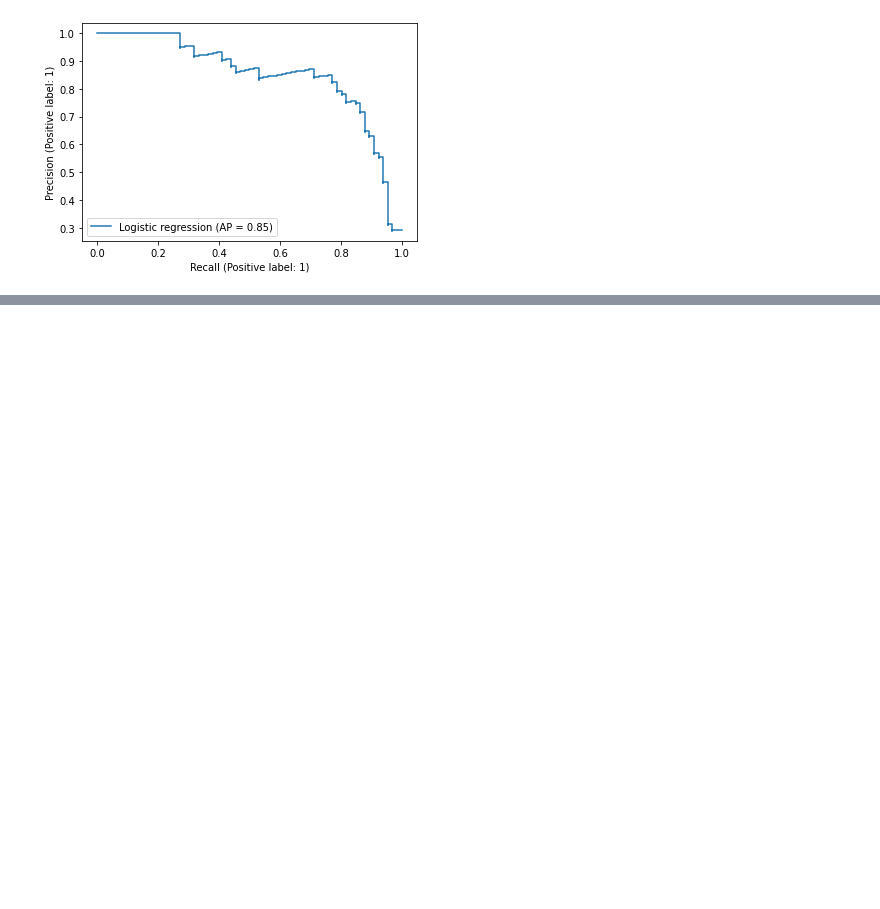
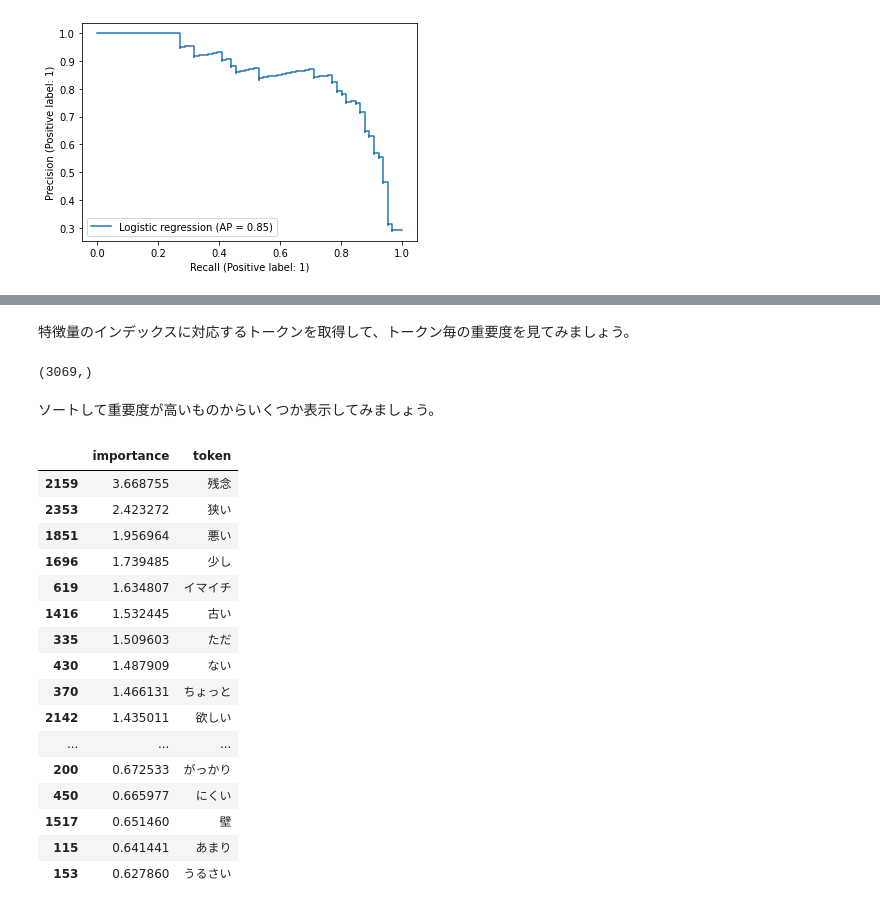
Before and after one commit to colorfulscoop/nlp_cookbook, a Jupyter notebook: docs/_sources/src/linear_sgd.ipynb, the cells around one changed output, grey strips where cells are left out. Saved outputs shown, nothing was run; the diff lists cells and outputs as text; code cells hidden in the pictures; blank space fills up the shorter version.

```diff
--- a/docs/_sources/src/linear_sgd.ipynb
+++ b/docs/_sources/src/linear_sgd.ipynb
@@ -107,6 +94,6 @@ pipe_svm = Pipeline([
     ("clf", SGDClassifier(loss="hinge", penalty="l2", alpha=1e-3, random_state=42, max_iter=5, tol=None)),
 ])
 # %%
-pipe_svm.fit(X=train["text"], y=train["label_num"])
+pipe_svm.fit(X=train["tokens"], y=train["label_num"])
 # %% [output]
 Pipeline(steps=[('vect',
@@ -158,0 +151,2 @@ PrecisionRecallDisplay.from_predictions(
+# %%
+coef = pipe_svm["clf"].coef_
@@ -158,0 +157,36 @@ PrecisionRecallDisplay.from_predictions(
+# %% [markdown]
+特徴量のインデックスに対応するトークンを取得して、トークン毎の重要度を見てみましょう。
+# %%
+tokens = pipe_svm["vect"].get_feature_names_out()
+# %%
+tokens.shape
+# %% [output]
+(3069,)
+# %%
+importance_df = pd.DataFrame({
+    "importance": coef[0],
+    "token": tokens,
+})
+# %% [markdown]
+ソートして重要度が高いものからいくつか表示してみましょう。
+# %%
+# ラベルが 1 （つまり意見がネガティブ）側の重要なトークン
+importance_df.sort_values("importance", ascending=False).head(30)
+# %% [output]
+|  | importance | token |
+| 2159 | 3.668755 | 残念 |
+| 2353 | 2.423272 | 狭い |
+| 1851 | 1.956964 | 悪い |
+| 1696 | 1.739485 | 少し |
+| 619 | 1.634807 | イマイチ |
+| 1416 | 1.532445 | 古い |
+| 335 | 1.509603 | ただ |
+| 430 | 1.487909 | ない |
+| 370 | 1.466131 | ちょっと |
+| 2142 | 1.435011 | 欲しい |
+| ... | ... | ... |
+| 200 | 0.672533 | がっかり |
+| 450 | 0.665977 | にくい |
+| 1517 | 0.651460 | 壁 |
+| 115 | 0.641441 | あまり |
+| 153 | 0.627860 | うるさい |
```
Also changed, not shown: parts of 16 cells of this notebook, 50 other files.
